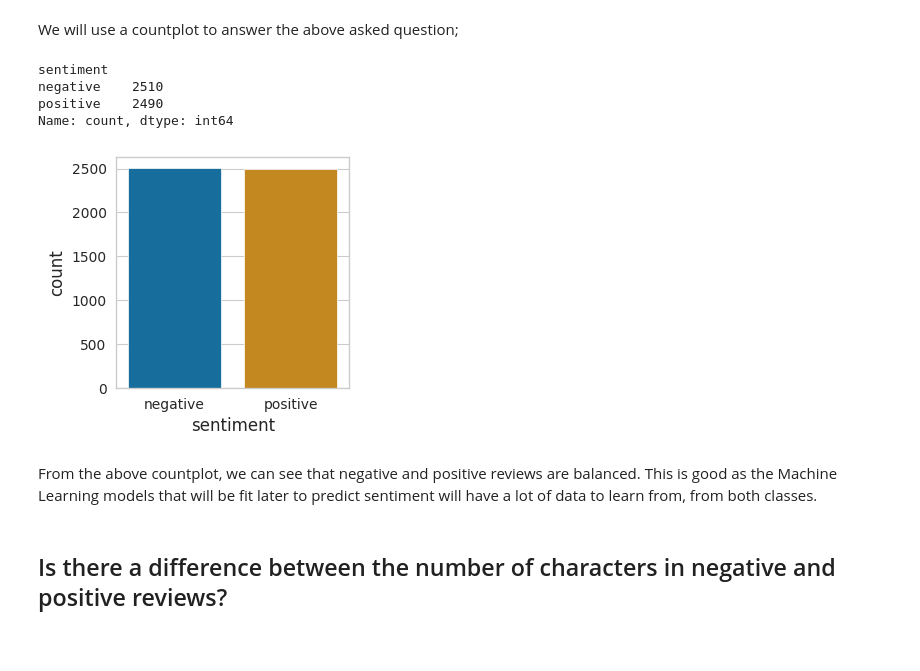
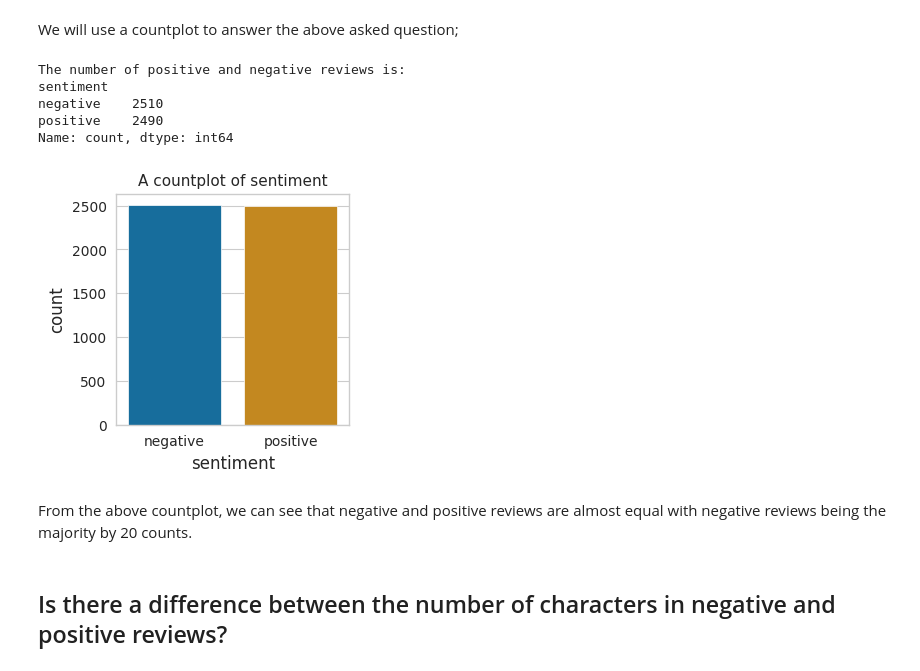
Before and after one commit to noah1-alt/sentiment-analysis, a Jupyter notebook: futureintern-ml-02.ipynb, the cells around one changed output. Saved outputs shown, nothing was run; the diff lists cells and outputs as text; code cells hidden in the pictures; blank space fills up the shorter version.

```diff
--- a/futureintern-ml-02.ipynb
+++ b/futureintern-ml-02.ipynb
@@ -94,18 +82,20 @@ movies_df.head()
 # %% [markdown]
 We will use a countplot to answer the above asked question;
 # %%
-print(movies_df.sentiment.value_counts())
+print(f"The number of positive and negative reviews is:\n{movies_df.sentiment.value_counts()}")
 plt.figure(figsize = (3,3))
 sns.countplot(data = movies_df, x = 'sentiment')
+plt.title("A countplot of sentiment", fontsize = 11)
 plt.show()
 # %% [output]
+The number of positive and negative reviews is:
 sentiment
 negative    2510
 positive    2490
 Name: count, dtype: int64
-[figure, old version]
+[figure, new version]
-# %% [markdown]
-From the above countplot, we can see that negative and positive reviews are balanced. This is good as the Machine Learning models that will be fit later to predict sentiment will have a lot of data to learn from, from both classes.
+# %% [markdown]
+From the above countplot, we can see that negative and positive reviews are almost equal with negative reviews being the majority by 20 counts.
 # %% [markdown]
 ## Is there a difference between the number of characters in negative and positive reviews?
 # %%
```
Also changed, not shown: parts of 35 cells of this notebook.
